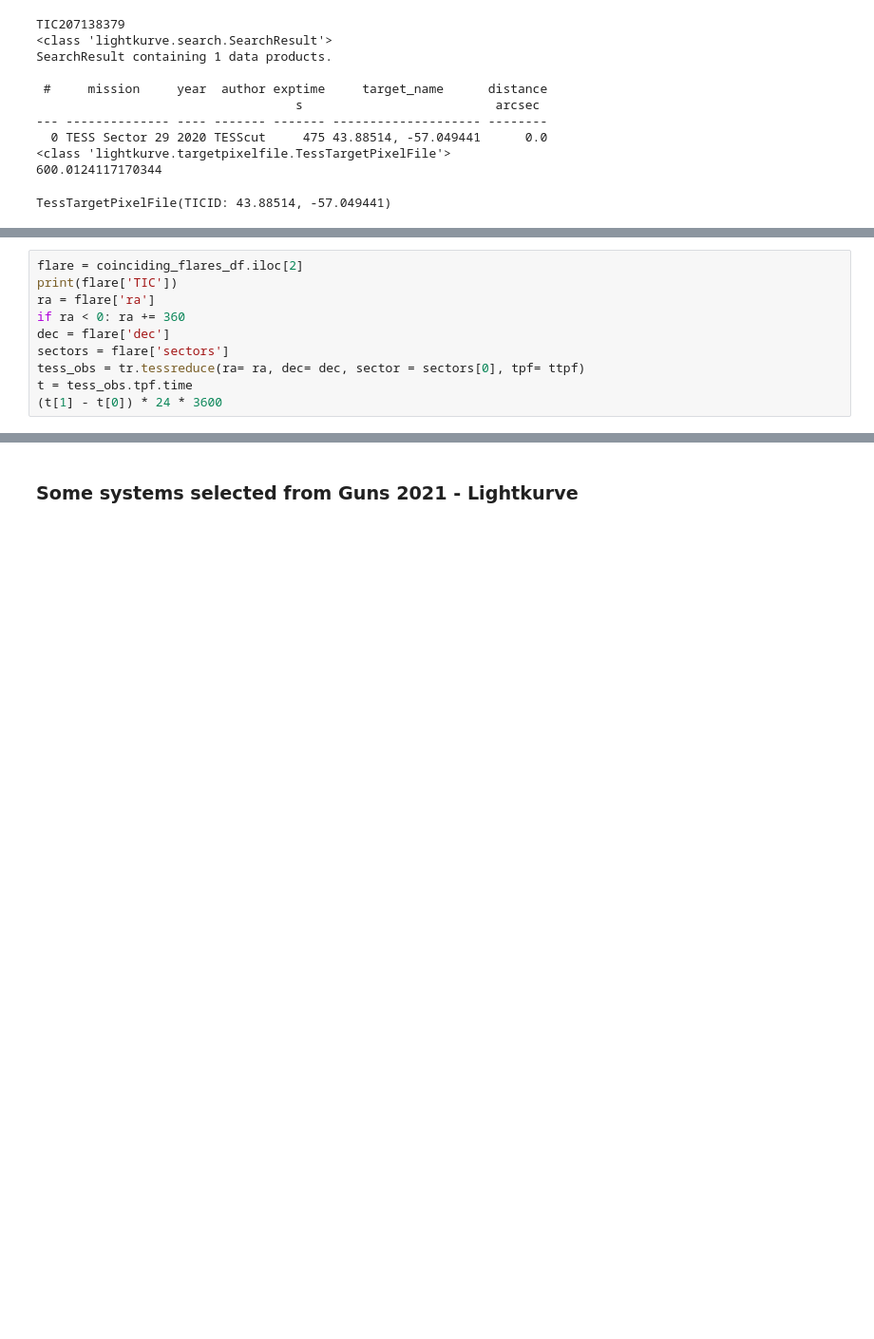
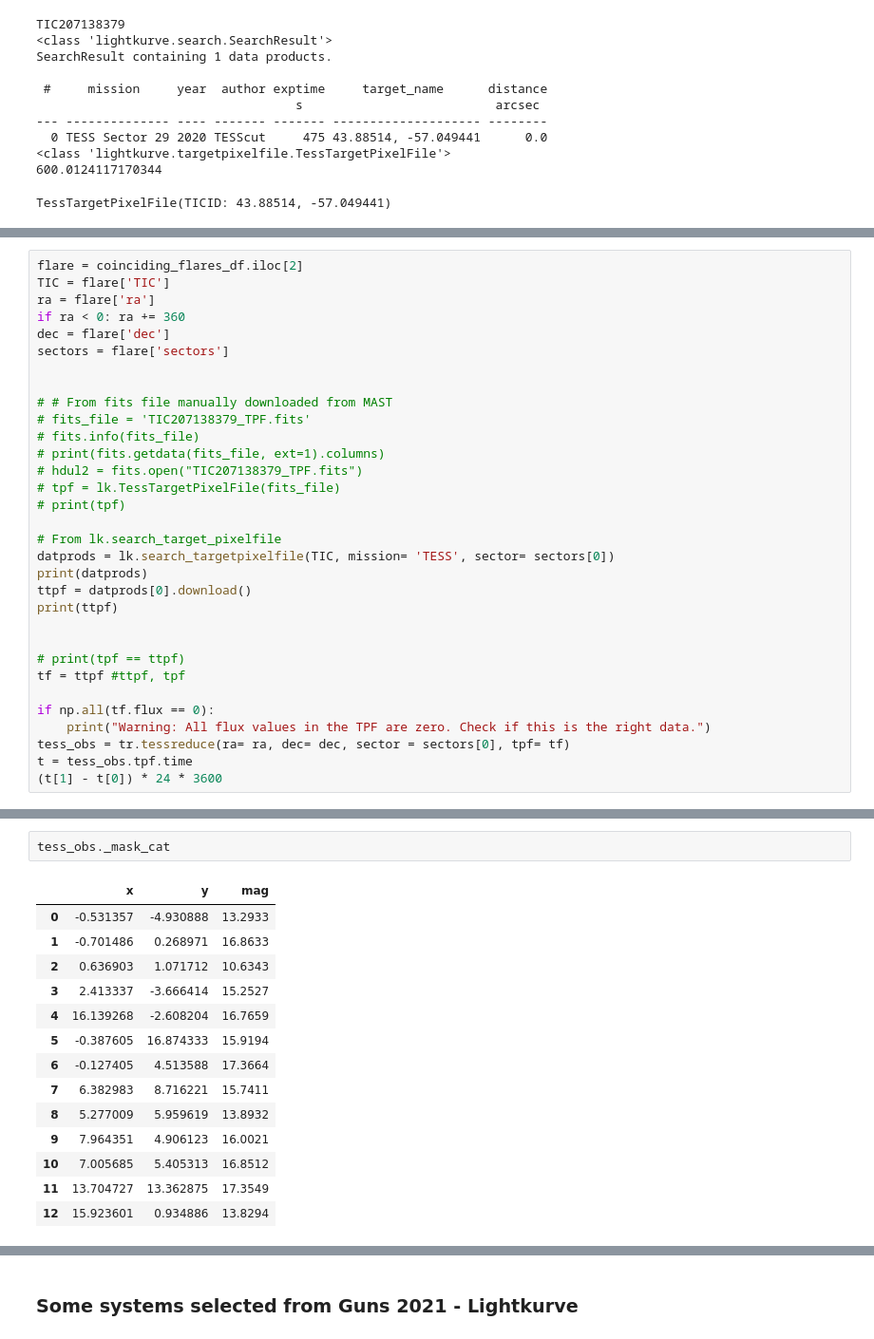
Before and after one commit to VishnuGade/SPT_Flares, a Jupyter notebook: extracting_TESS_lc.ipynb, the cells around one changed output, grey strips where cells are left out. Shown at 95% size. Cells and saved outputs as stored; diff of their text form; blank space fills up the shorter version.

```diff
--- a/extracting_TESS_lc.ipynb
+++ b/extracting_TESS_lc.ipynb
@@ -313,11 +301,33 @@ ColDefs(
 # %%
 flare = coinciding_flares_df.iloc[2]
-print(flare['TIC'])
+TIC = flare['TIC']
 ra = flare['ra']
 if ra < 0: ra += 360
 dec = flare['dec']
 sectors = flare['sectors']
-tess_obs = tr.tessreduce(ra= ra, dec= dec, sector = sectors[0], tpf= ttpf)
+
+
+# # From fits file manually downloaded from MAST
+# fits_file = 'TIC207138379_TPF.fits'
+# fits.info(fits_file)
+# print(fits.getdata(fits_file, ext=1).columns)
+# hdul2 = fits.open("TIC207138379_TPF.fits")
+# tpf = lk.TessTargetPixelFile(fits_file)
+# print(tpf)
+
+# From lk.search_target_pixelfile
+datprods = lk.search_targetpixelfile(TIC, mission= 'TESS', sector= sectors[0])
+print(datprods)
+ttpf = datprods[0].download()
+print(ttpf)
+
+
+# print(tpf == ttpf)
+tf = ttpf #ttpf, tpf
+
+if np.all(tf.flux == 0):
+    print("Warning: All flux values in the TPF are zero. Check if this is the right data.")
+tess_obs = tr.tessreduce(ra= ra, dec= dec, sector = sectors[0], tpf= tf)
 t = tess_obs.tpf.time
 (t[1] - t[0]) * 24 * 3600
 # %% [output]
@@ -340,6 +350,23 @@ background correlation correction
 TypeError: Invalid shape (0, 11, 11) for image data
 <TimeDelta object: scale='tdb' format='jd' value=120.00262312794803>
 [figure]
+# %%
+tess_obs._mask_cat
+# %% [output]
+|  | x | y | mag |
+| 0 | -0.531357 | -4.930888 | 13.2933 |
+| 1 | -0.701486 | 0.268971 | 16.8633 |
+| 2 | 0.636903 | 1.071712 | 10.6343 |
+| 3 | 2.413337 | -3.666414 | 15.2527 |
+| 4 | 16.139268 | -2.608204 | 16.7659 |
+| 5 | -0.387605 | 16.874333 | 15.9194 |
+| 6 | -0.127405 | 4.513588 | 17.3664 |
+| 7 | 6.382983 | 8.716221 | 15.7411 |
+| 8 | 5.277009 | 5.959619 | 13.8932 |
+| 9 | 7.964351 | 4.906123 | 16.0021 |
+| 10 | 7.005685 | 5.405313 | 16.8512 |
+| 11 | 13.704727 | 13.362875 | 17.3549 |
+| 12 | 15.923601 | 0.934886 | 13.8294 |
 # %%
 print("Flux NaNs in data:", np.sum(np.isnan(tess_obs.tpf.flux)))
 print("Background NaNs in bkg:", np.sum(np.isnan(tess_obs.bkg)))
```
Also changed, not shown: parts of 10 cells of this notebook, 2 other files.
